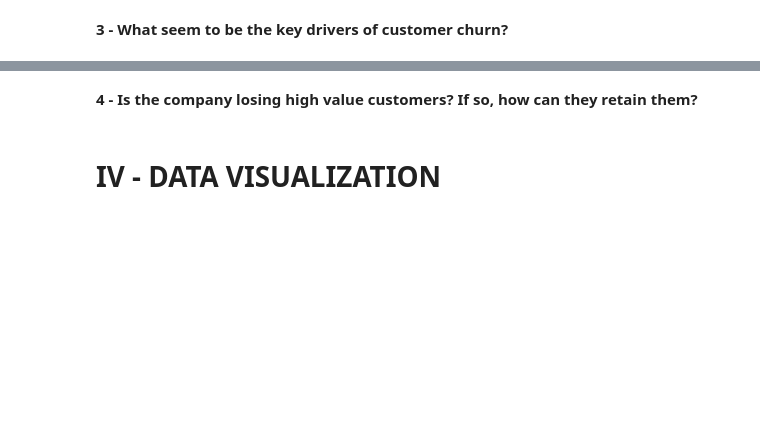
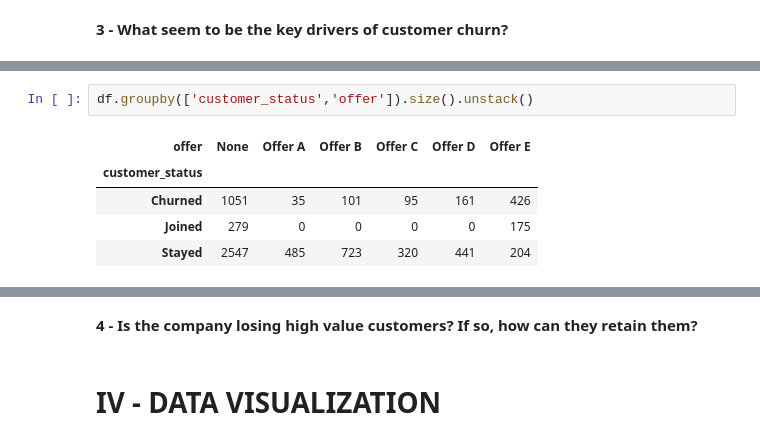
Before and after one commit to Yurhigz/Telecom_Churn, a Jupyter notebook: Script_Python.ipynb, the cells around one changed output, grey strips where cells are left out. Drawn from its saved outputs; the diff is of its cells as text; blank space fills up the shorter version.

```diff
--- a/Script_Python.ipynb
+++ b/Script_Python.ipynb
@@ -420,0 +432,8 @@ dtype: int64
+# %%
+df.groupby(['customer_status','offer']).size().unstack()
+# %% [output]
+| offer | None | Offer A | Offer B | Offer C | Offer D | Offer E |
+| customer_status |  |  |  |  |  |  |
+| Churned | 1051 | 35 | 101 | 95 | 161 | 426 |
+| Joined | 279 | 0 | 0 | 0 | 0 | 175 |
+| Stayed | 2547 | 485 | 723 | 320 | 441 | 204 |
```
Also changed, not shown: parts of 55 cells of this notebook.
